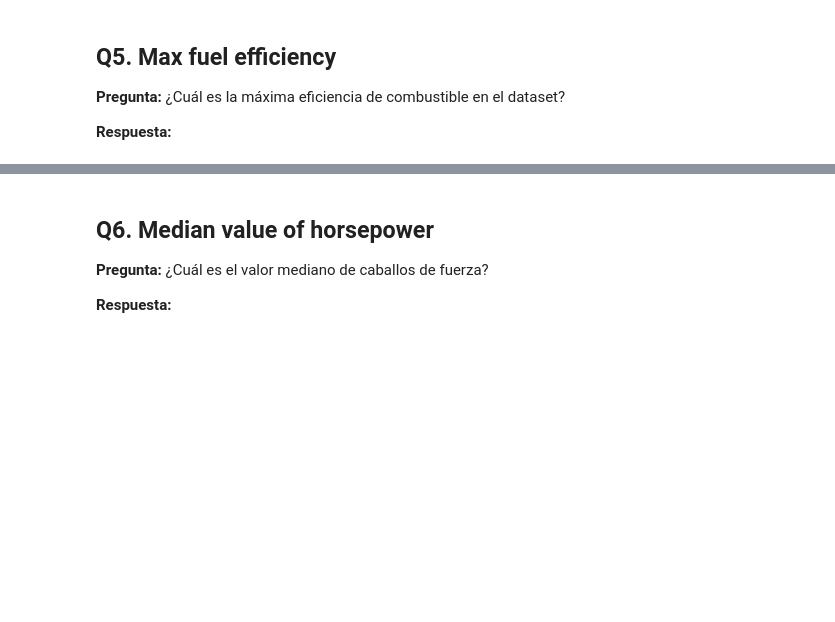
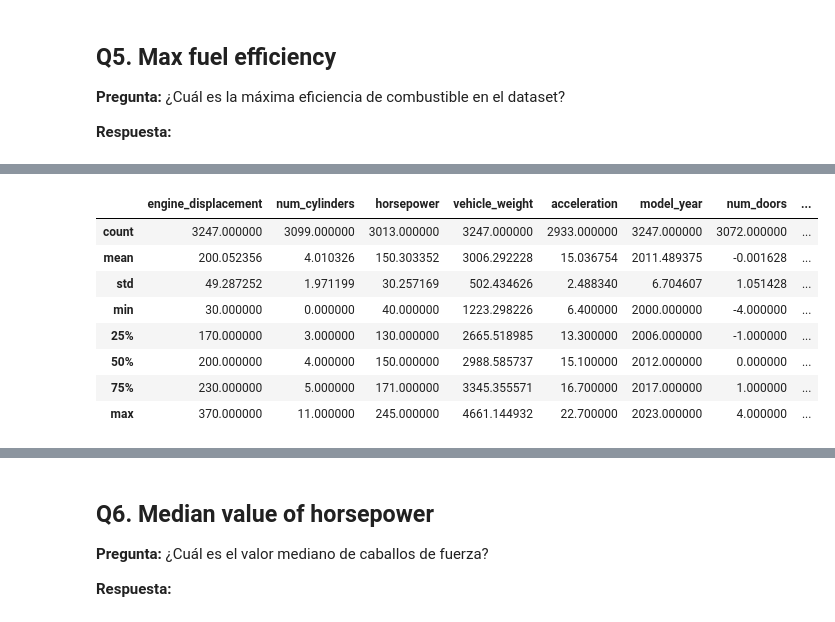
Before and after one commit to jesusoviedo/ml-zoomcamp-knowledge-base, a Jupyter notebook: homework1/notebook/solution.ipynb, the cells around one changed output, grey strips where cells are left out. Drawn from its saved outputs; the diff is of its cells as text; code cells hidden in the pictures; blank space fills up the shorter version.

```diff
--- a/homework1/notebook/solution.ipynb
+++ b/homework1/notebook/solution.ipynb
@@ -103,0 +186,13 @@ print(f"Máxima eficiencia de combustible: {max_efficiency}")
+# %%
+df_car_asia = df_car[df_car['origin'] == 'Asia']
+df_car_asia.describe()
+# %% [output]
+|  | engine_displacement | num_cylinders | horsepower | vehicle_weight | acceleration | model_year | num_doors | ... |
+| count | 3247.000000 | 3099.000000 | 3013.000000 | 3247.000000 | 2933.000000 | 3247.000000 | 3072.000000 | ... |
+| mean | 200.052356 | 4.010326 | 150.303352 | 3006.292228 | 15.036754 | 2011.489375 | -0.001628 | ... |
+| std | 49.287252 | 1.971199 | 30.257169 | 502.434626 | 2.488340 | 6.704607 | 1.051428 | ... |
+| min | 30.000000 | 0.000000 | 40.000000 | 1223.298226 | 6.400000 | 2000.000000 | -4.000000 | ... |
+| 25% | 170.000000 | 3.000000 | 130.000000 | 2665.518985 | 13.300000 | 2006.000000 | -1.000000 | ... |
+| 50% | 200.000000 | 4.000000 | 150.000000 | 2988.585737 | 15.100000 | 2012.000000 | 0.000000 | ... |
+| 75% | 230.000000 | 5.000000 | 171.000000 | 3345.355571 | 16.700000 | 2017.000000 | 1.000000 | ... |
+| max | 370.000000 | 11.000000 | 245.000000 | 4661.144932 | 22.700000 | 2023.000000 | 4.000000 | ... |
```
Also changed, not shown: parts of 31 cells of this notebook, 1 other file.
